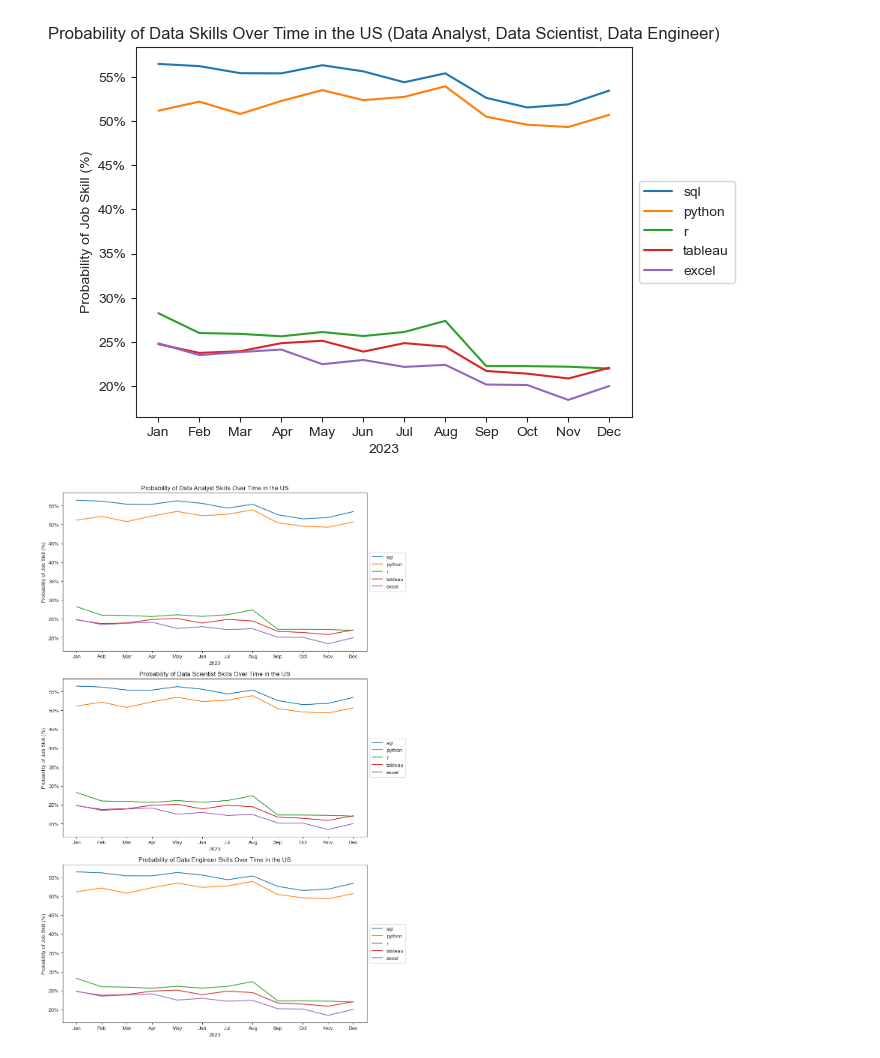
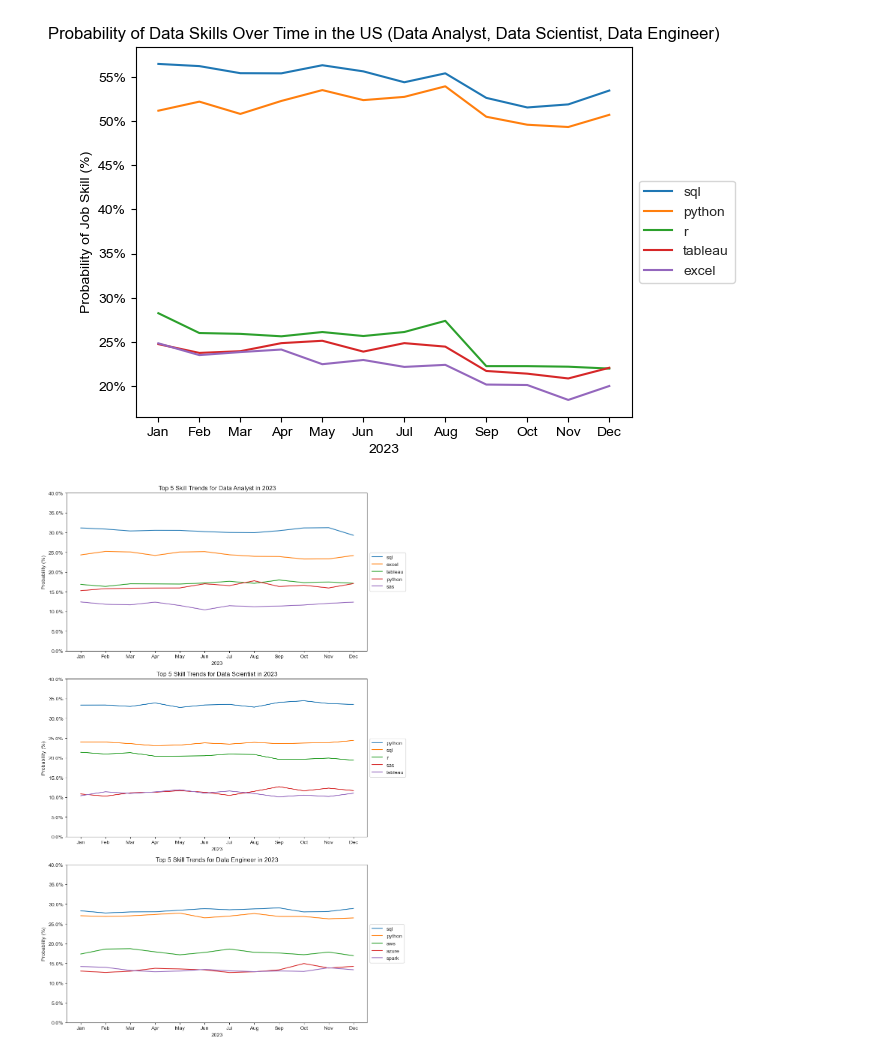
Before and after one commit to phanimoo/Python-Course, a Jupyter notebook: Python_Data_Project/3_Project/3_Skills_Trend.ipynb, the cells around one changed output. Cells and saved outputs as stored; diff of their text form; code cells hidden in the pictures.

```diff
--- a/Python_Data_Project/3_Project/3_Skills_Trend.ipynb
+++ b/Python_Data_Project/3_Project/3_Skills_Trend.ipynb
@@ -127,23 +121,49 @@ ax = plt.gca()
 ax.yaxis.set_major_formatter(PercentFormatter(decimals=0))
 # %% [output]
 [figure]
-# %%
-df_plot = df_DA_US_perc.iloc[:, :5]
-
-# Create subplots
-fig, axes = plt.subplots(len(job_titles), 1, figsize=(10, len(job_titles) * 5))
-
-# Plot each job title in its respective subplot
-for i, title in enumerate(job_titles):
-    sns.lineplot(data=df_plot, ax=axes[i], dashes=False)
-    sns.set_style('ticks')
-    axes[i].set_title(f'Probability of {title} Skills Over Time in the US')
-    axes[i].set_xlabel('2023')
-    axes[i].set_ylabel('Probability of Job Skill (%)')
-    axes[i].legend(loc='center left', bbox_to_anchor=(1, 0.5))
-    axes[i].yaxis.set_major_formatter(PercentFormatter(decimals=0))
-
-plt.tight_layout()
-plt.show()
-# %% [output]
-[figure, removed]
+# %%
+# Calculate the total counts for each job title and skill
+total_counts = df_concat_pivot.sum(axis=1).reset_index(name='total_count')
+
+# Get the top 5 skills for each job title
+top_skills = total_counts.sort_values(by=['job_title_short', 'total_count'], ascending=[True, False]).groupby('job_title_short').head(5).reset_index(drop=True)
+
+# Filter the pivot table to include only the top 5 skills
+df_top_skills_pivot = df_concat_pivot[df_concat_pivot.index.isin(top_skills.set_index(['job_title_short', 'job_skills']).index)]
+
+# Calculate the monthly totals for each job title
+monthly_totals = df_top_skills_pivot.groupby(level='job_title_short').sum()
+
+# Calculate the probabilities
+monthly_probabilities = df_top_skills_pivot.div(monthly_totals, level='job_title_short').reset_index().melt(id_vars=['job_title_short', 'job_skills'], var_name='job_posted_month_no', value_name='probability')
+
+# Format the months to be in the format 'Jan', 'Feb', etc.
+monthly_probabilities['job_posted_month_no'] = monthly_probabilities['job_posted_month_no'].apply(lambda x: pd.to_datetime(str(x), format='%m').strftime('%b'))
+
+# Get the unique months and sort them
+unique_months = sorted(monthly_probabilities['job_posted_month_no'].unique())
+
+# Create subplots
+fig, axes = plt.subplots(nrows=len(job_titles), figsize=(10, 15))
+
+# Plot the trends
+for ax, title in zip(axes, job_titles):
+    data = monthly_probabilities[monthly_probabilities['job_title_short'] == title]
+    sns.lineplot(
+        data=data,
+        x='job_posted_month_no', y='probability', hue='job_skills', dashes=False, ax=ax,
+        hue_order=top_skills[top_skills['job_title_short'] == title]['job_skills']
+    )
+    sns.set_style('ticks')
+    ax.set_title(f'Top 5 Skill Trends for {title} in 2023')
+    ax.set_xlabel('2023')
+    ax.set_ylabel('Probability (%)')
+    ax.set_xticks(unique_months)
+    ax.set_ylim(0, 0.4)
+    ax.legend(loc='center left', bbox_to_anchor=(1, 0.5))
+    ax.yaxis.set_major_formatter(PercentFormatter(1))
+
+plt.tight_layout()
+plt.show()
+# %% [output]
+[figure, added]
```
Also changed, not shown: parts of 6 cells of this notebook, 3 other files.
